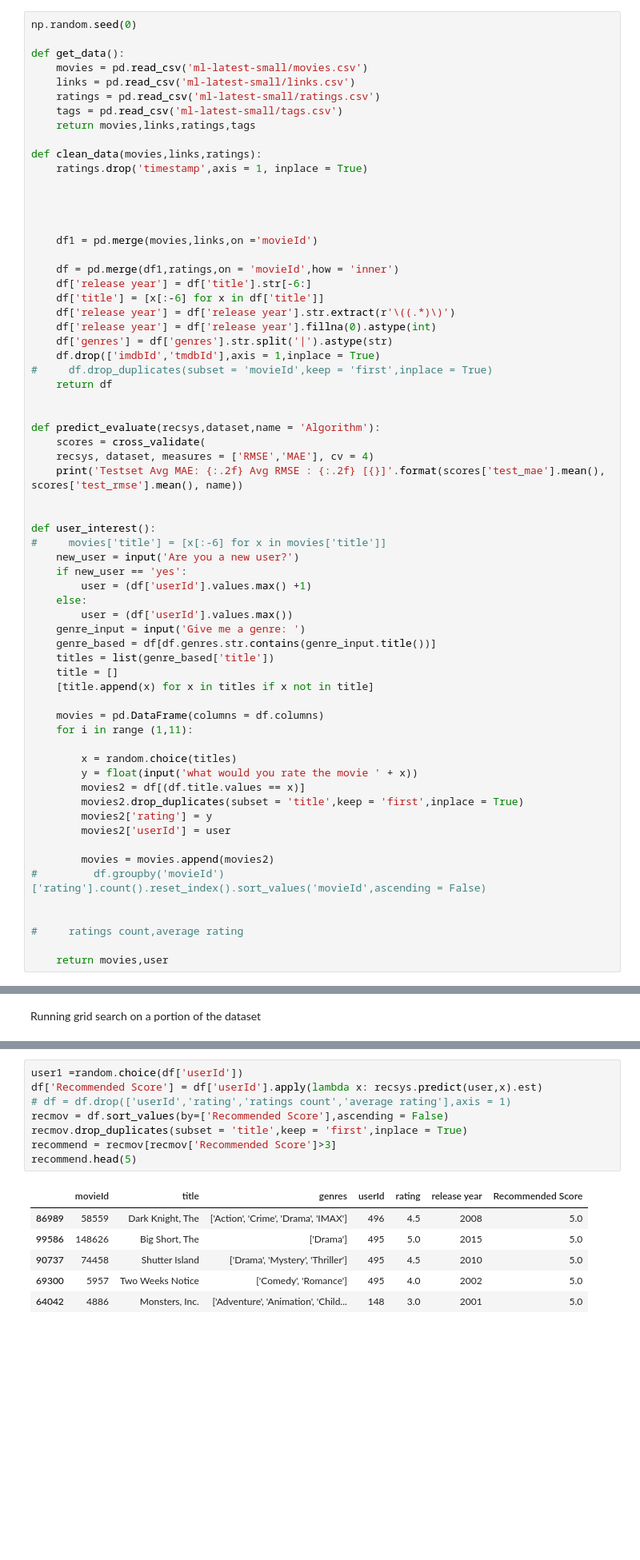
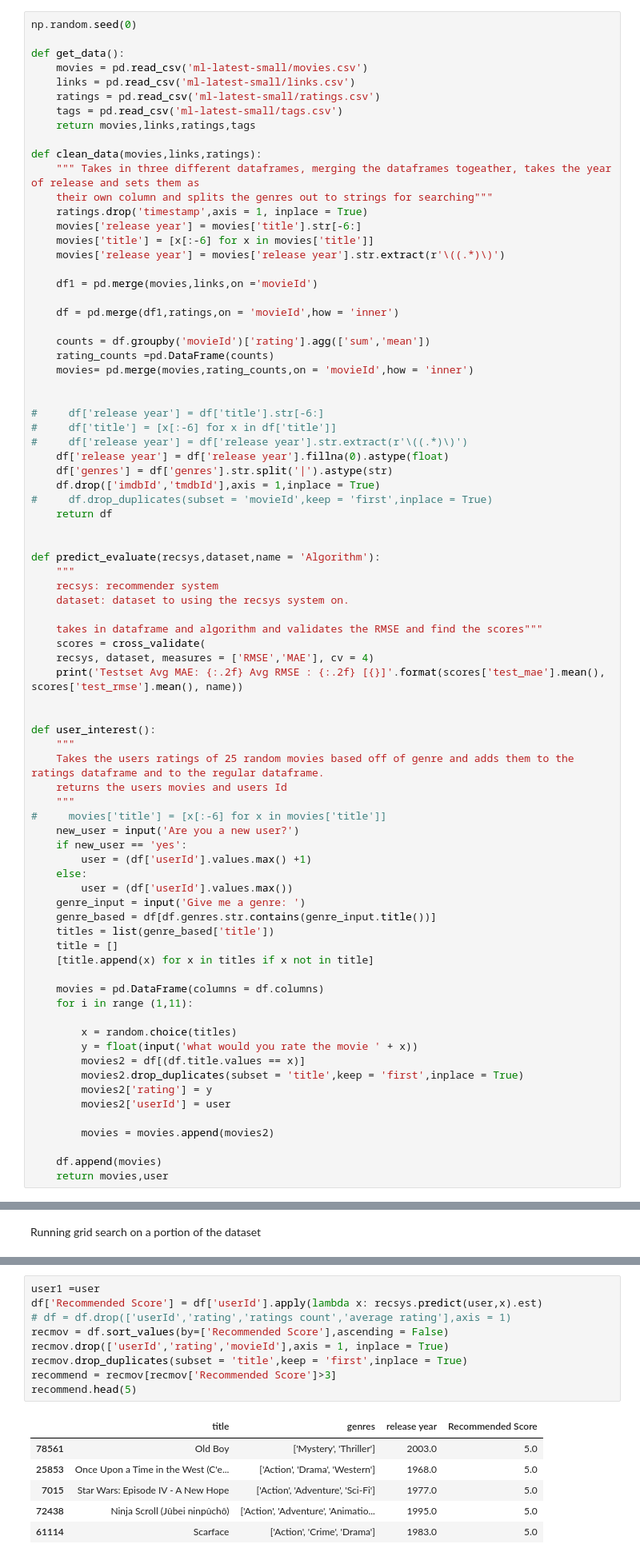
Before and after one commit to Corneth/Movie-Lens-Recommender, a Jupyter notebook: Mod 4 project file.ipynb, the cells around one changed output, grey strips where cells are left out. Shown at 80% size. Cells and saved outputs as stored; diff of their text form; blank space fills up the shorter version.

```diff
--- a/Mod 4 project file.ipynb
+++ b/Mod 4 project file.ipynb
@@ -49,18 +49,26 @@ def get_data():
     return movies,links,ratings,tags
 
 def clean_data(movies,links,ratings):
+    """ Takes in three different dataframes, merging the dataframes togeather, takes the year of release and sets them as
+    their own column and splits the genres out to strings for searching"""
     ratings.drop('timestamp',axis = 1, inplace = True)
-
-
-
+    movies['release year'] = movies['title'].str[-6:]
+    movies['title'] = [x[:-6] for x in movies['title']]
+    movies['release year'] = movies['release year'].str.extract(r'\((.*)\)')
 
     df1 = pd.merge(movies,links,on ='movieId')
 
     df = pd.merge(df1,ratings,on = 'movieId',how = 'inner')
-    df['release year'] = df['title'].str[-6:]
-    df['title'] = [x[:-6] for x in df['title']]
-    df['release year'] = df['release year'].str.extract(r'\((.*)\)')
-    df['release year'] = df['release year'].fillna(0).astype(int)
+
+    counts = df.groupby('movieId')['rating'].agg(['sum','mean'])
+    rating_counts =pd.DataFrame(counts)
+    movies= pd.merge(movies,rating_counts,on = 'movieId',how = 'inner')
+
+
+#     df['release year'] = df['title'].str[-6:]
+#     df['title'] = [x[:-6] for x in df['title']]
+#     df['release year'] = df['release year'].str.extract(r'\((.*)\)')
+    df['release year'] = df['release year'].fillna(0).astype(float)
     df['genres'] = df['genres'].str.split('|').astype(str)
     df.drop(['imdbId','tmdbId'],axis = 1,inplace = True)
 #     df.drop_duplicates(subset = 'movieId',keep = 'first',inplace = True)
@@ -68,12 +76,21 @@ def clean_data(movies,links,ratings):
 
 
 def predict_evaluate(recsys,dataset,name = 'Algorithm'):
+    """
+    recsys: recommender system
+    dataset: dataset to using the recsys system on.
+
+    takes in dataframe and algorithm and validates the RMSE and find the scores"""
     scores = cross_validate(
     recsys, dataset, measures = ['RMSE','MAE'], cv = 4)
     print('Testset Avg MAE: {:.2f} Avg RMSE : {:.2f} [{}]'.format(scores['test_mae'].mean(), scores['test_rmse'].mean(), name))
 
 
 def user_interest():
+    """
+    Takes the users ratings of 25 random movies based off of genre and adds them to the ratings dataframe and to the regular dataframe.
+    returns the users movies and users Id
+    """
 #     movies['title'] = [x[:-6] for x in movies['title']]
     new_user = input('Are you a new user?')
     if new_user == 'yes':
@@ -97,11 +114,8 @@ def user_interest():
         movies2['userId'] = user
 
         movies = movies.append(movies2)
-#         df.groupby('movieId')['rating'].count().reset_index().sort_values('movieId',ascending = False)
 
-
-#     ratings count,average rating
-
+    df.append(movies)
     return movies,user
 # %% [markdown]
 # Pull data from Functions and view the data
@@ -384,17 +345,18 @@ Running grid search on a portion of the dataset
 # Peer to Peer
 here we are taking the model and predicting the estimation score of what the model would recommend based off of the given movieId
 # %%
-user1 =random.choice(df['userId'])
+user1 =user
 df['Recommended Score'] = df['userId'].apply(lambda x: recsys.predict(user,x).est)
 # df = df.drop(['userId','rating','ratings count','average rating'],axis = 1)
 recmov = df.sort_values(by=['Recommended Score'],ascending = False)
+recmov.drop(['userId','rating','movieId'],axis = 1, inplace = True)
 recmov.drop_duplicates(subset = 'title',keep = 'first',inplace = True)
 recommend = recmov[recmov['Recommended Score']>3]
 recommend.head(5)
 # %% [output]
-|  | movieId | title | genres | userId | rating | release year | Recommended Score |
-| 86989 | 58559 | Dark Knight, The | ['Action', 'Crime', 'Drama', 'IMAX'] | 496 | 4.5 | 2008 | 5.0 |
-| 99586 | 148626 | Big Short, The | ['Drama'] | 495 | 5.0 | 2015 | 5.0 |
-| 90737 | 74458 | Shutter Island | ['Drama', 'Mystery', 'Thriller'] | 495 | 4.5 | 2010 | 5.0 |
-| 69300 | 5957 | Two Weeks Notice | ['Comedy', 'Romance'] | 495 | 4.0 | 2002 | 5.0 |
-| 64042 | 4886 | Monsters, Inc. | ['Adventure', 'Animation', 'Child... | 148 | 3.0 | 2001 | 5.0 |
+|  | title | genres | release year | Recommended Score |
+| 78561 | Old Boy | ['Mystery', 'Thriller'] | 2003.0 | 5.0 |
+| 25853 | Once Upon a Time in the West (C'e... | ['Action', 'Drama', 'Western'] | 1968.0 | 5.0 |
+| 7015 | Star Wars: Episode IV - A New Hope | ['Action', 'Adventure', 'Sci-Fi'] | 1977.0 | 5.0 |
+| 72438 | Ninja Scroll (Jûbei ninpûchô) | ['Action', 'Adventure', 'Animatio... | 1995.0 | 5.0 |
+| 61114 | Scarface | ['Action', 'Crime', 'Drama'] | 1983.0 | 5.0 |
```
Also changed, not shown: parts of 50 cells of this notebook.
